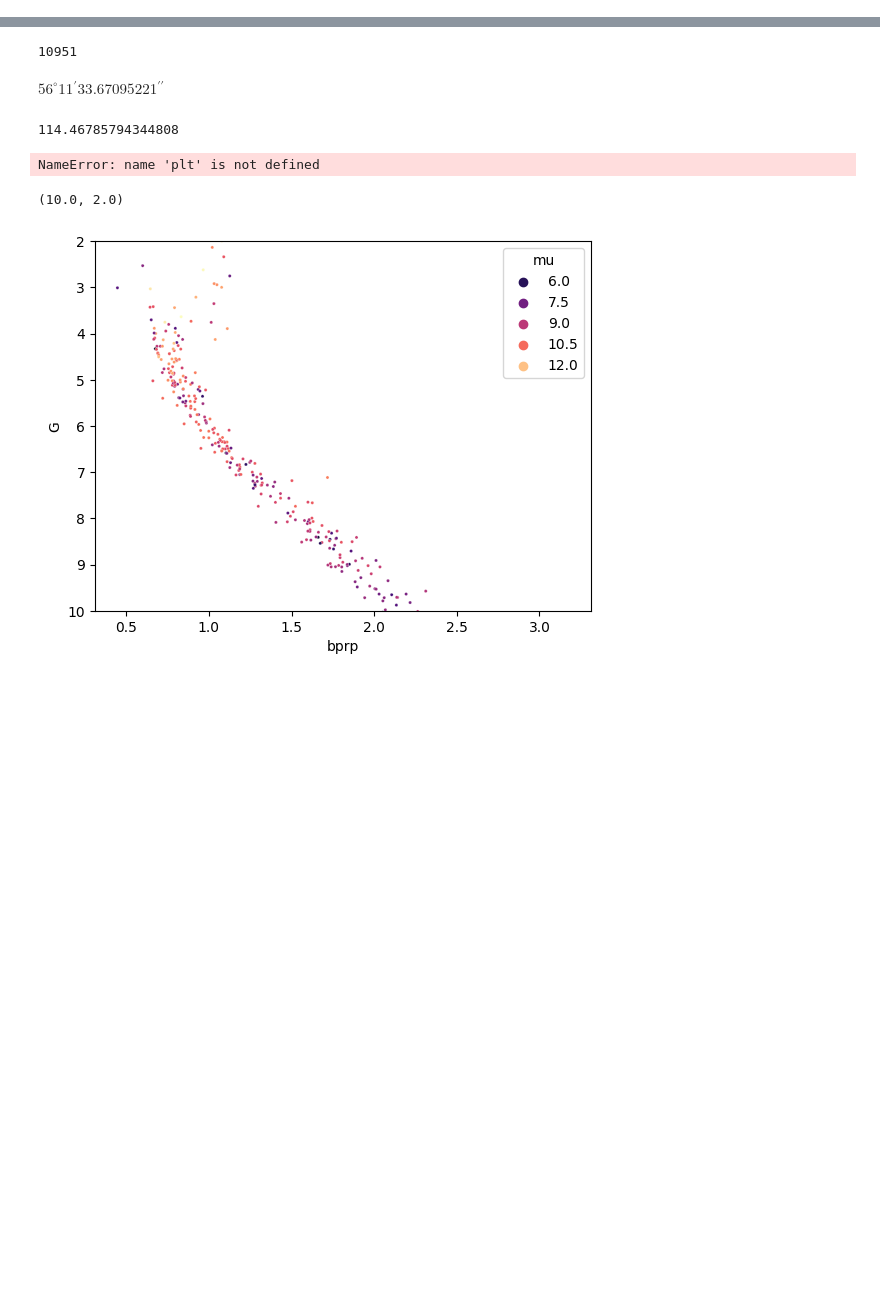
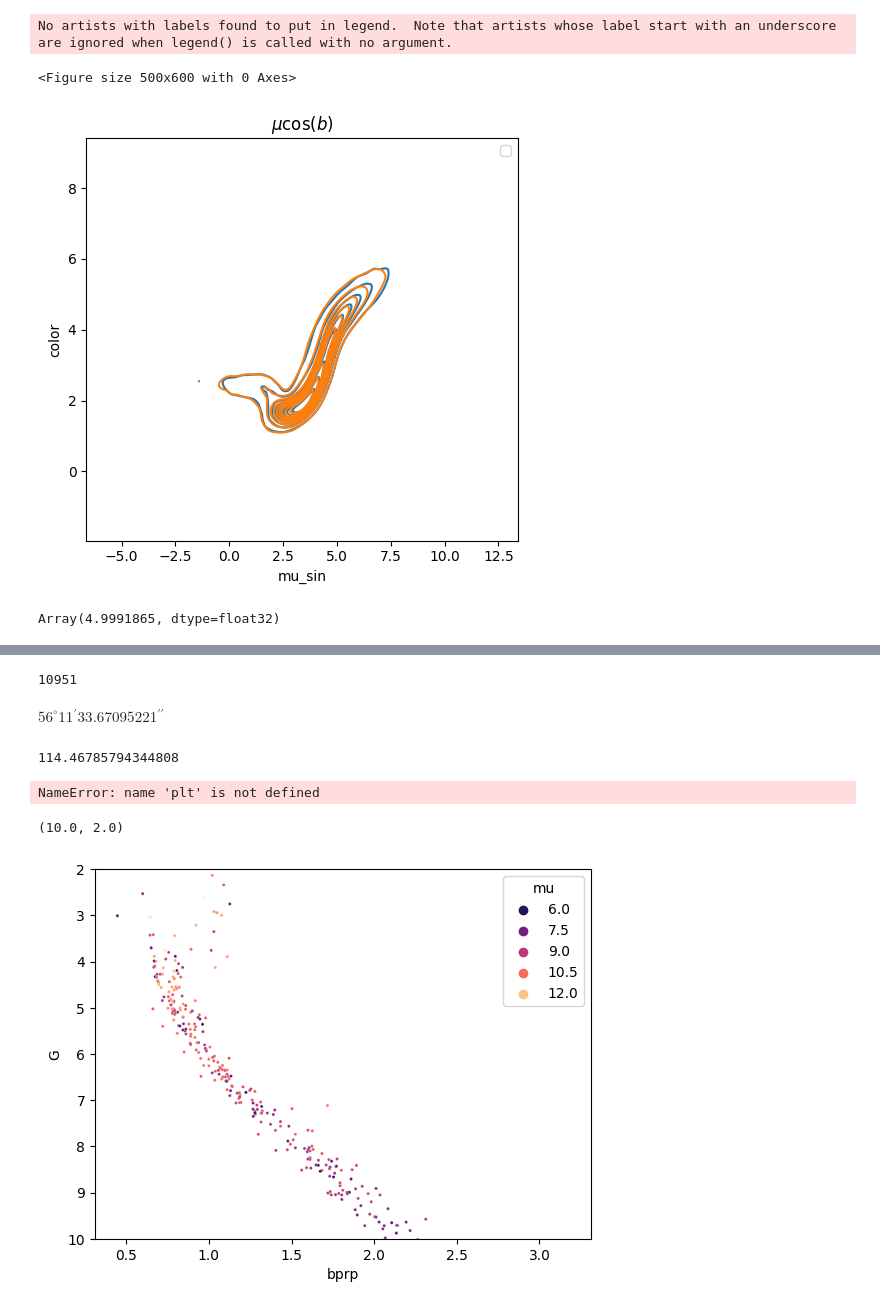
Before and after one commit to ocallam6/XPNorm, a Jupyter notebook: data_analysis.ipynb, the cells around one changed output, grey strips where cells are left out. Cells and saved outputs as stored; diff of their text form; code cells hidden in the pictures; blank space fills up the shorter version.

```diff
--- a/data_analysis.ipynb
+++ b/data_analysis.ipynb
@@ -3,0 +217,49 @@ import numpy as np
+# %%
+import seaborn as sn
+import matplotlib.pyplot as plt
+x=samples
+plt.figure(figsize=(5, 6))  # Adjust the figure size as needed for your paper layout
+fig,axes=plt.subplots(1,1)
+axes=[axes]#.flatten()
+fig.set_figheight(5)
+fig.set_figwidth(5)
+sn.kdeplot(pd.DataFrame({'mu_sin':real[:,0],'color':real[:,6]}),x='mu_sin',y='color',label='Data',ax=axes[0],fill=False)  # Adjust the colormap as needed
+sn.kdeplot(pd.DataFrame({'mu_sin':samples[:,0],'color':samples[:,6]}),x='mu_sin',y='color',label='Data',ax=axes[0],fill=False)  # Adjust the colormap as needed
+
+
+
+
+#sn.kdeplot(nf.data[:,6]+nf.mean[6],label='Data',ax=axes[6],fill=True)  # Adjust the colormap as needed
+#sn.kdeplot(x[:,6],label='Flow',ax=axes[6],fill=True,alpha=0.3)
+
+#sn.kdeplot(nf.data[:,3]+nf.mean[3]-(nf.data[:,2]+nf.mean[2]),label='Data',ax=axes[7],fill=True)  # Adjust the colormap as needed
+#sn.kdeplot(x[:,3]-x[:,2],label='Flow',ax=axes[7],fill=True,alpha=0.3)
+
+#sn.kdeplot(nf.data[:,-1]+nf.mean[-1]+(nf.data[:,1]+nf.mean[1]),label='Data',ax=axes[8],fill=True)  # Adjust the colormap as needed
+#sn.kdeplot(x[:,-1]+x[:,1],label='Flow',ax=axes[8],fill=True,alpha=0.3)
+
+#axes[0].set_title('$\mu$', fontsize=12)  # Adjust the label and font size as needed
+axes[0].set_title('$\mu \cos(b)$', fontsize=12)  # Adjust the label and font size as needed
+
+
+#axes[7].set_title('$m_{BP}-m_{RP}$', fontsize=12)  # Adjust the label and font size as needed
+#axes[8].set_title('$m_{K}-\mu$', fontsize=12)  # Adjust the label and font size as needed
+
+plt.legend()
+# Adding a colorbar for better interpretation of the histogram
+#cbar = plt.colorbar()
+#cbar.set_label('N Stars', fontsize=12)  # Adjust the label and font size as needed
+plt.tight_layout()
+# Saving the plot
+plt.savefig('/Users/mattocallaghan/XPNorm/Plots/joint_compare.png', bbox_inches='tight')  # Adjust filename and DPI as needed
+plt.savefig('/Users/mattocallaghan/XPNorm/Plots/joint_compare.pdf', bbox_inches='tight')  # Adjust filename and DPI as needed
+
+plt.show()
+# %% [output]
+No artists with labels found to put in legend.  Note that artists whose label start with an underscore are ignored when legend() is called with no argument.
+<Figure size 500x600 with 0 Axes>
+[figure, added]
+# %%
+real[:, -1].max()
+# %% [output]
+Array(4.9991865, dtype=float32)
```
Also changed, not shown: parts of 52 cells of this notebook, 13 other files.
